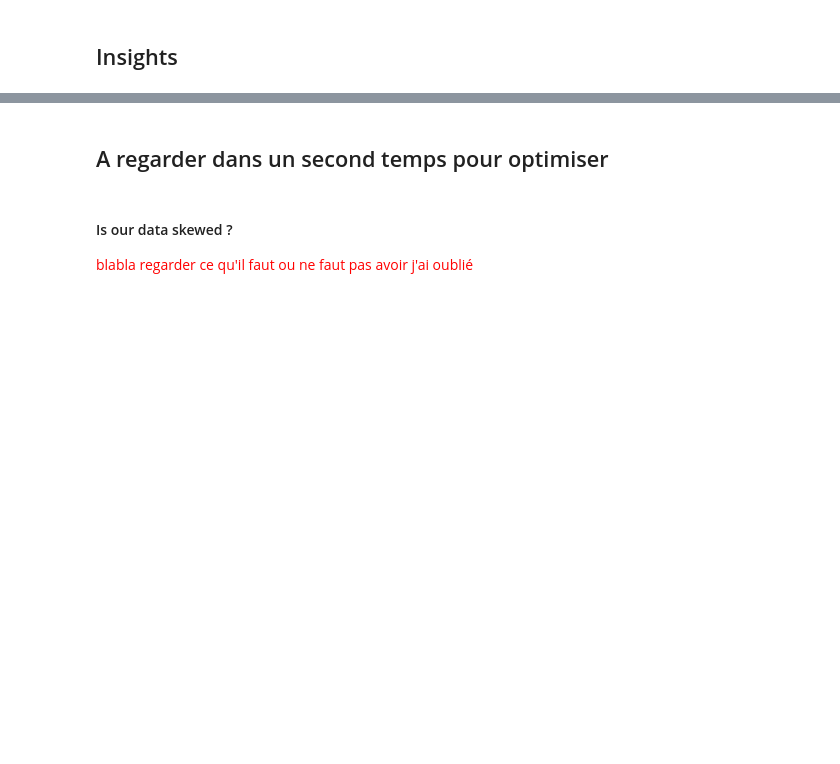
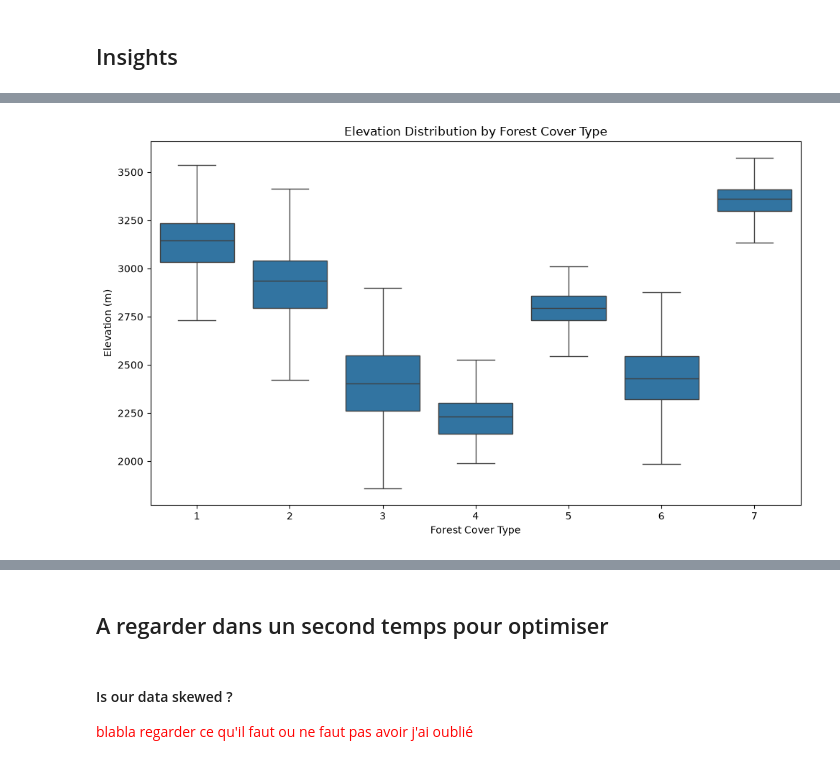
Before and after one commit to Malek0981/DAML-Forest-Cover-Type-Classification, a Jupyter notebook: DATA/data_explore.ipynb, the cells around one changed output, grey strips where cells are left out. Cells and saved outputs as stored; diff of their text form; code cells hidden in the pictures; blank space fills up the shorter version.

```diff
--- a/DATA/data_explore.ipynb
+++ b/DATA/data_explore.ipynb
@@ -122,0 +169,18 @@ Text(0, 0.5, 'Rows in Dataset')
+# %%
+fig, ax = plt.subplots(figsize=(10, 6))
+
+sns.boxplot(
+    x=y["Cover_Type"],
+    y=X["Elevation"],
+    showfliers=False,
+    ax=ax
+)
+
+ax.set_title("Elevation Distribution by Forest Cover Type")
+ax.set_xlabel("Forest Cover Type")
+ax.set_ylabel("Elevation (m)")
+
+plt.tight_layout()
+plt.show()
+# %% [output]
+[figure, added]
```
Also changed, not shown: parts of 46 cells of this notebook, 3 other files.
